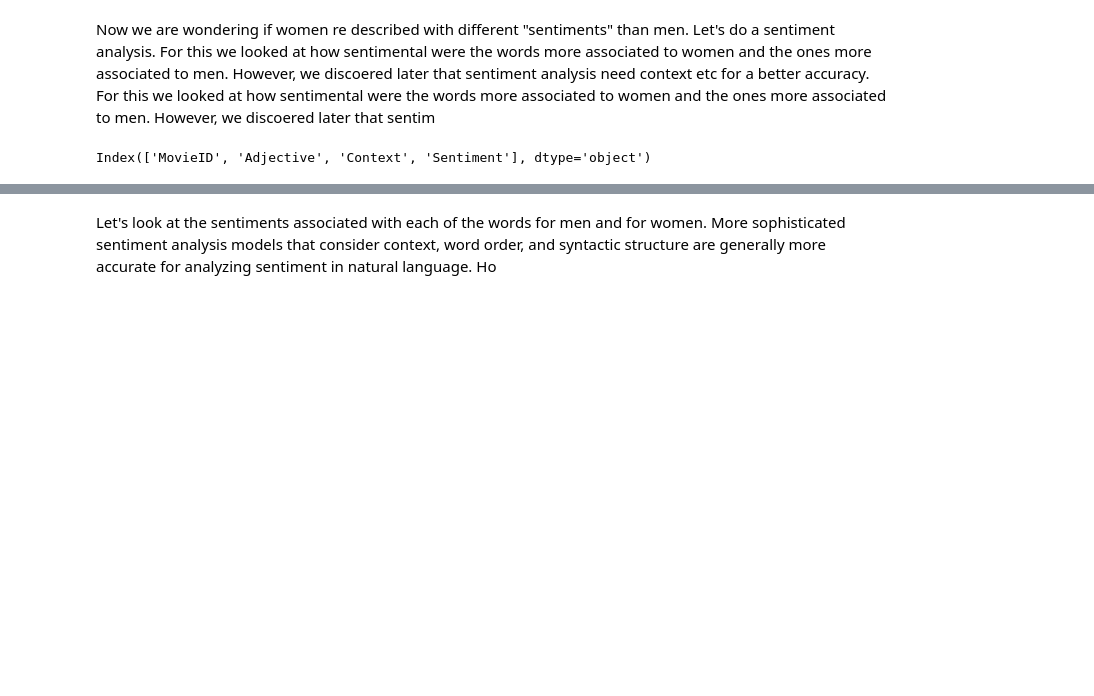
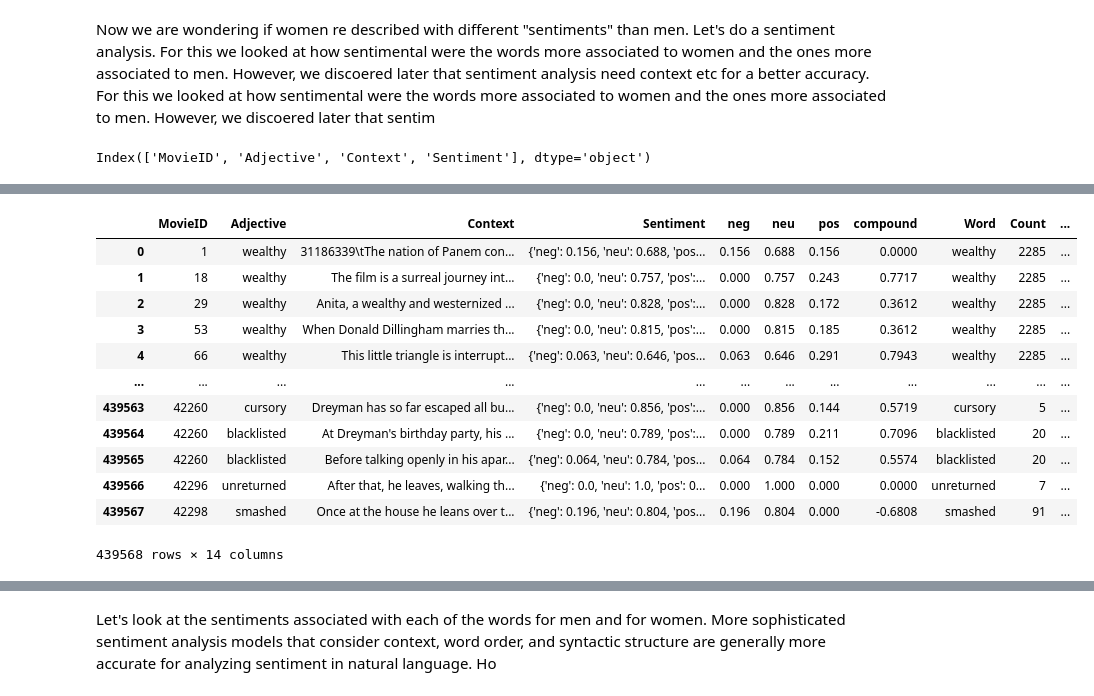
Before and after one commit to epfl-ada/ada-2023-project-adavengers2023, a Jupyter notebook: Milestone_3_Ariane_İrem_Caroline.ipynb, the cells around one changed output, grey strips where cells are left out. Drawn from its saved outputs; the diff is of its cells as text; code cells hidden in the pictures; blank space fills up the shorter version.

```diff
--- a/Milestone_3_Ariane_İrem_Caroline.ipynb
+++ b/Milestone_3_Ariane_İrem_Caroline.ipynb
@@ -739,0 +781,17 @@ sentiment
+# %%
+sentiment_and_similarity = sentiment.merge(similarity_and_frequency,left_on="Adjective",right_on = "Word", how = "inner")
+sentiment_and_similarity
+# %% [output]
+|  | MovieID | Adjective | Context | Sentiment | neg | neu | pos | compound | Word | Count | ... |
+| 0 | 1 | wealthy | 31186339\tThe nation of Panem con... | {'neg': 0.156, 'neu': 0.688, 'pos... | 0.156 | 0.688 | 0.156 | 0.0000 | wealthy | 2285 | ... |
+| 1 | 18 | wealthy | The film is a surreal journey int... | {'neg': 0.0, 'neu': 0.757, 'pos':... | 0.000 | 0.757 | 0.243 | 0.7717 | wealthy | 2285 | ... |
+| 2 | 29 | wealthy | Anita, a wealthy and westernized ... | {'neg': 0.0, 'neu': 0.828, 'pos':... | 0.000 | 0.828 | 0.172 | 0.3612 | wealthy | 2285 | ... |
+| 3 | 53 | wealthy | When Donald Dillingham marries th... | {'neg': 0.0, 'neu': 0.815, 'pos':... | 0.000 | 0.815 | 0.185 | 0.3612 | wealthy | 2285 | ... |
+| 4 | 66 | wealthy | This little triangle is interrupt... | {'neg': 0.063, 'neu': 0.646, 'pos... | 0.063 | 0.646 | 0.291 | 0.7943 | wealthy | 2285 | ... |
+| ... | ... | ... | ... | ... | ... | ... | ... | ... | ... | ... | ... |
+| 439563 | 42260 | cursory | Dreyman has so far escaped all bu... | {'neg': 0.0, 'neu': 0.856, 'pos':... | 0.000 | 0.856 | 0.144 | 0.5719 | cursory | 5 | ... |
+| 439564 | 42260 | blacklisted | At Dreyman's birthday party, his ... | {'neg': 0.0, 'neu': 0.789, 'pos':... | 0.000 | 0.789 | 0.211 | 0.7096 | blacklisted | 20 | ... |
+| 439565 | 42260 | blacklisted | Before talking openly in his apar... | {'neg': 0.064, 'neu': 0.784, 'pos... | 0.064 | 0.784 | 0.152 | 0.5574 | blacklisted | 20 | ... |
+| 439566 | 42296 | unreturned | After that, he leaves, walking th... | {'neg': 0.0, 'neu': 1.0, 'pos': 0... | 0.000 | 1.000 | 0.000 | 0.0000 | unreturned | 7 | ... |
+| 439567 | 42298 | smashed | Once at the house he leans over t... | {'neg': 0.196, 'neu': 0.804, 'pos... | 0.196 | 0.804 | 0.000 | -0.6808 | smashed | 91 | ... |
+439568 rows × 14 columns
```
Also changed, not shown: parts of 17 cells of this notebook, 2 other files.
